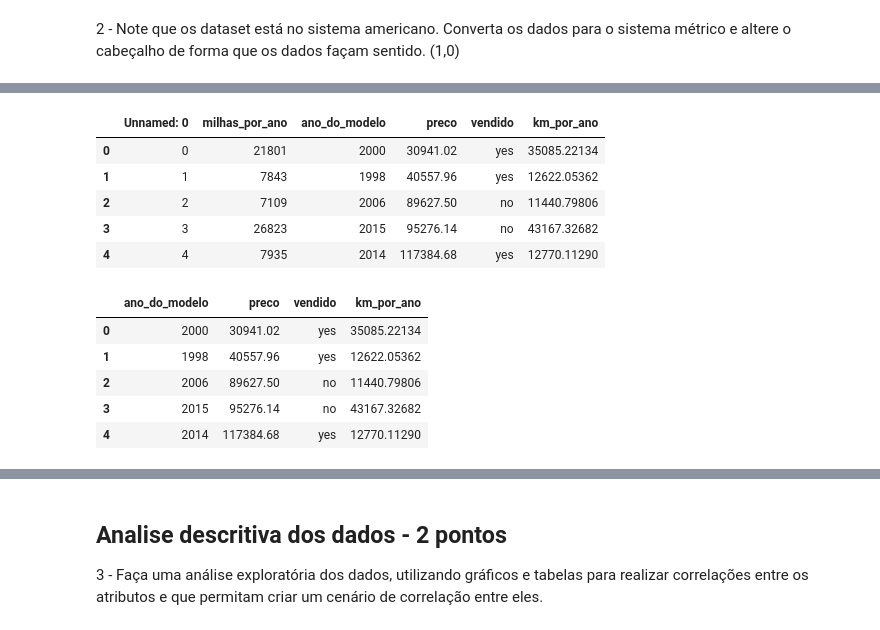
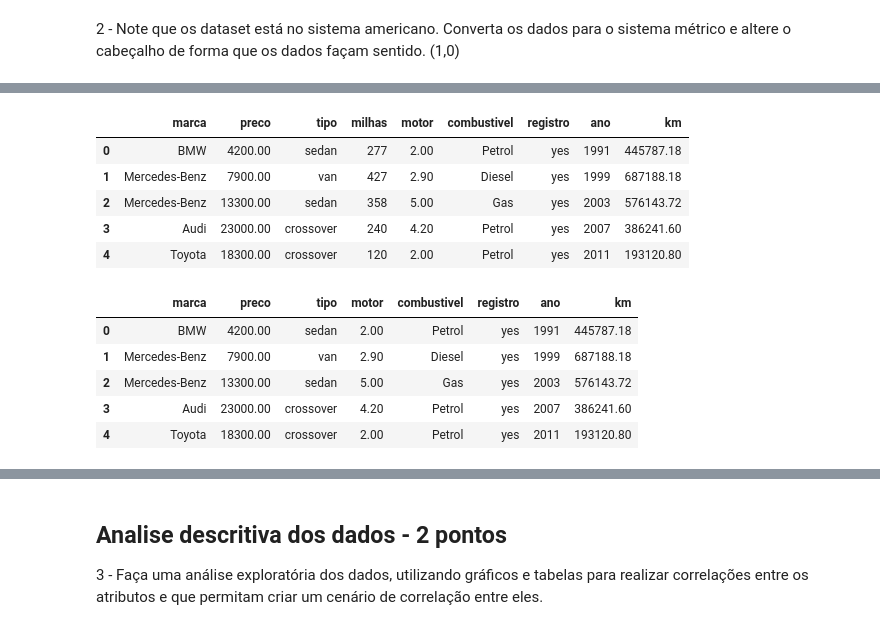
Before and after one commit to toyusan/aula-fiap-disruptive-archs, a Jupyter notebook: Checkpoint 01/Checkpoint 01 - Resposta.ipynb, the cells around one changed output, grey strips where cells are left out. Drawn from its saved outputs; the diff is of its cells as text; code cells hidden in the pictures.

Commit message:
Correção no dataset do checkpoint 1

```diff
--- a/Checkpoint 01/Checkpoint 01 - Resposta.ipynb
+++ b/Checkpoint 01/Checkpoint 01 - Resposta.ipynb
@@ -16,19 +57,13 @@ Para responder a essa pergunta, você deve utilizar o dataset da empresa, que es
 
 1 - Carregue o dataset e faça a inspeção nas 15 primeiras linhas para identificação dos atributos. Quantos dados existem nesse dataset? Qual a quantidade de atributos? Existem valores faltantes? De que tipo são os dados? (1,0)
 # %%
-# Inicializção das bibliotecas
-%matplotlib inline
-
-# importando o pandas e matplotlib
-import pandas as pd
-import matplotlib.pyplot as plt
-
+# Sua resposta aqui
 # Caminho do arquivo
 url = "/content/carros.csv"
 
 # Lê e carrega o arquivo para a memória
-df = pd.read_csv(url)
+car_data = pd.read_csv(url)
 
 # Retorna um trecho com as 15 primeiras linhas do dataframe
-print(df.head(15))
+print(car_data.head(15))
 # %% [output]
@@ -75,2 +129,7 @@ dtype: int64
 # %% [markdown]
 2 - Note que os dataset está no sistema americano. Converta os dados para o sistema métrico e altere o cabeçalho de forma que os dados façam sentido. (1,0)
+# %%
+# Vamos dropar de cara o Model, pois é muito especifico e não nos interessa
+car_data = car_data.dropna()
+df = car_data.drop(labels='Model', axis=1)
+df.head()
@@ -77,12 +143,15 @@ dtype: int64
 # %%
 #Criando o dicionario para tradução
 traducao = {
-    'mileage_per_year' : 'milhas_por_ano',
-    'model_year' : 'ano_do_modelo',
-    'price' : 'preco',
-    'sold' :'vendido'
+    'Brand' : 'marca',
+    'Price' : 'preco',
+    'Body' : 'tipo',
+    'Mileage/1000' :'milhas',
+    'EngineV': 'motor',
+    'Engine Type': 'combustivel',
+    'Registration':'registro',
+    'Year':'ano'
 }
 
 # Fazendo o rename das colunas com o dicionario
 df = df.rename(columns=traducao)
-df.head()
@@ -96,22 +158,22 @@ df.head()
 # %%
-# Fazendo a conversão das milhas para Km
-df ['km_por_ano'] = df.milhas_por_ano * 1.60934
+# Fazendo a conversão das milhas para Km, lembrando de multiplicar por 1000 devido a caracteristica do dataset
+df ['km'] = df.milhas * 1.60934 *1000
 df.head()
 # %% [output]
-|  | Unnamed: 0 | milhas_por_ano | ano_do_modelo | preco | vendido | km_por_ano |
-| 0 | 0 | 21801 | 2000 | 30941.02 | yes | 35085.22134 |
-| 1 | 1 | 7843 | 1998 | 40557.96 | yes | 12622.05362 |
-| 2 | 2 | 7109 | 2006 | 89627.50 | no | 11440.79806 |
-| 3 | 3 | 26823 | 2015 | 95276.14 | no | 43167.32682 |
-| 4 | 4 | 7935 | 2014 | 117384.68 | yes | 12770.11290 |
+|  | marca | preco | tipo | milhas | motor | combustivel | registro | ano | km |
+| 0 | BMW | 4200.00 | sedan | 277 | 2.00 | Petrol | yes | 1991 | 445787.18 |
+| 1 | Mercedes-Benz | 7900.00 | van | 427 | 2.90 | Diesel | yes | 1999 | 687188.18 |
+| 2 | Mercedes-Benz | 13300.00 | sedan | 358 | 5.00 | Gas | yes | 2003 | 576143.72 |
+| 3 | Audi | 23000.00 | crossover | 240 | 4.20 | Petrol | yes | 2007 | 386241.60 |
+| 4 | Toyota | 18300.00 | crossover | 120 | 2.00 | Petrol | yes | 2011 | 193120.80 |
 # %%
 # Removendo as colunas que nao queremos
-df = df.drop(columns = ["Unnamed: 0", "milhas_por_ano"])
+df = df.drop(columns = ["milhas"])
 df.head()
 # %% [output]
-|  | ano_do_modelo | preco | vendido | km_por_ano |
-| 0 | 2000 | 30941.02 | yes | 35085.22134 |
-| 1 | 1998 | 40557.96 | yes | 12622.05362 |
-| 2 | 2006 | 89627.50 | no | 11440.79806 |
-| 3 | 2015 | 95276.14 | no | 43167.32682 |
-| 4 | 2014 | 117384.68 | yes | 12770.11290 |
+|  | marca | preco | tipo | motor | combustivel | registro | ano | km |
+| 0 | BMW | 4200.00 | sedan | 2.00 | Petrol | yes | 1991 | 445787.18 |
+| 1 | Mercedes-Benz | 7900.00 | van | 2.90 | Diesel | yes | 1999 | 687188.18 |
+| 2 | Mercedes-Benz | 13300.00 | sedan | 5.00 | Gas | yes | 2003 | 576143.72 |
+| 3 | Audi | 23000.00 | crossover | 4.20 | Petrol | yes | 2007 | 386241.60 |
+| 4 | Toyota | 18300.00 | crossover | 2.00 | Petrol | yes | 2011 | 193120.80 |
```
Also changed, not shown: parts of 54 cells of this notebook, 2 other files.
